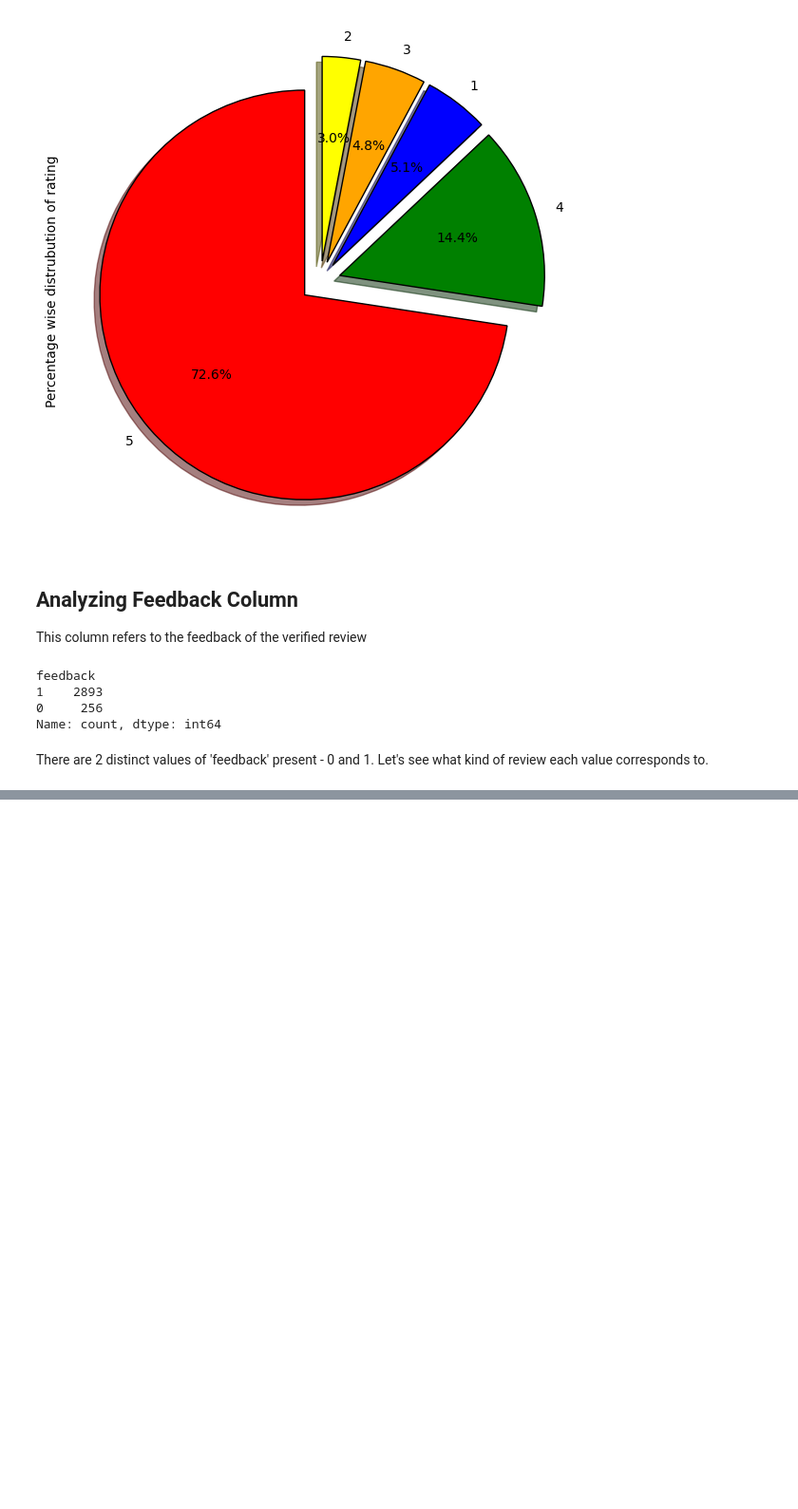
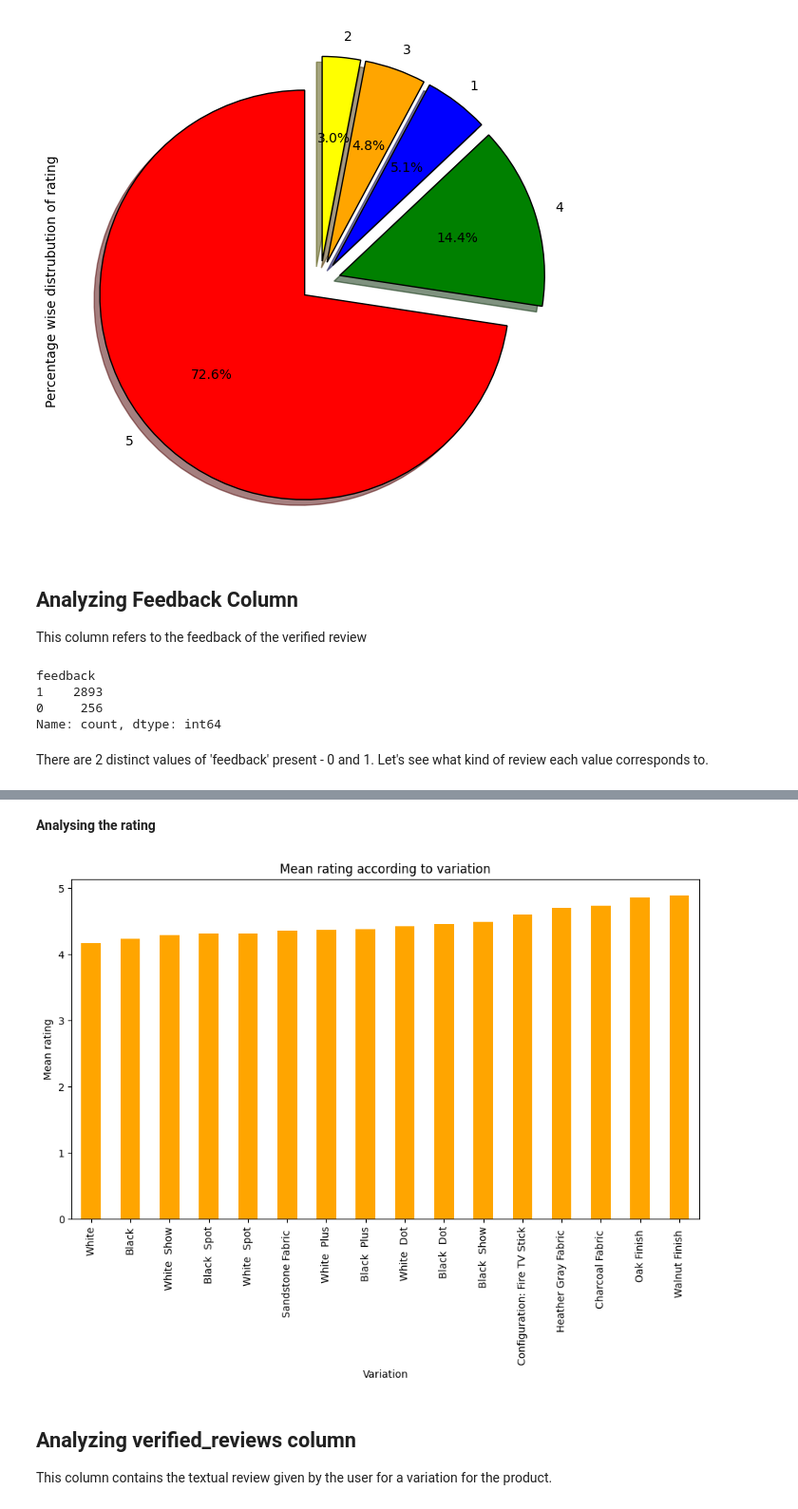
Before and after one commit to VelvetDragon/Sentiment-Analysis-Amazon-Reviews, a Jupyter notebook: Sentiment Analysis Data Exploration and Modelling.ipynb, the cells around one changed output, grey strips where cells are left out. Shown at 95% size. Cells and saved outputs as stored; diff of their text form; code cells hidden in the pictures; blank space fills up the shorter version.

```diff
--- a/Sentiment Analysis Data Exploration and Modelling.ipynb
+++ b/Sentiment Analysis Data Exploration and Modelling.ipynb
@@ -173,0 +303,13 @@ There are 2 distinct values of 'feedback' present - 0 and 1. Let's see what kind
+# %% [markdown]
+__Analysing the rating__
+# %%
+amazon_data.groupby('variation')['rating'].mean().sort_values().plot.bar(color = 'orange', figsize=(11, 6))
+plt.title("Mean rating according to variation")
+plt.xlabel('Variation')
+plt.ylabel('Mean rating')
+plt.show()
+# %% [output]
+[figure, added]
+# %% [markdown]
+## Analyzing verified_reviews column
+This column contains the textual review given by the user for a variation for the product.
```
Also changed, not shown: parts of 33 cells of this notebook.
